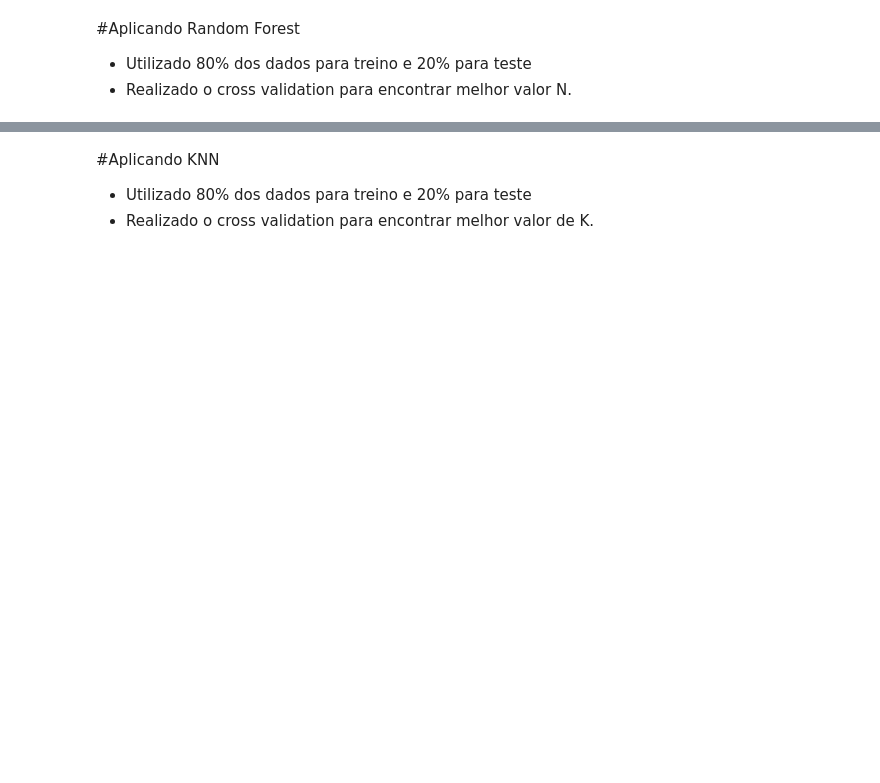
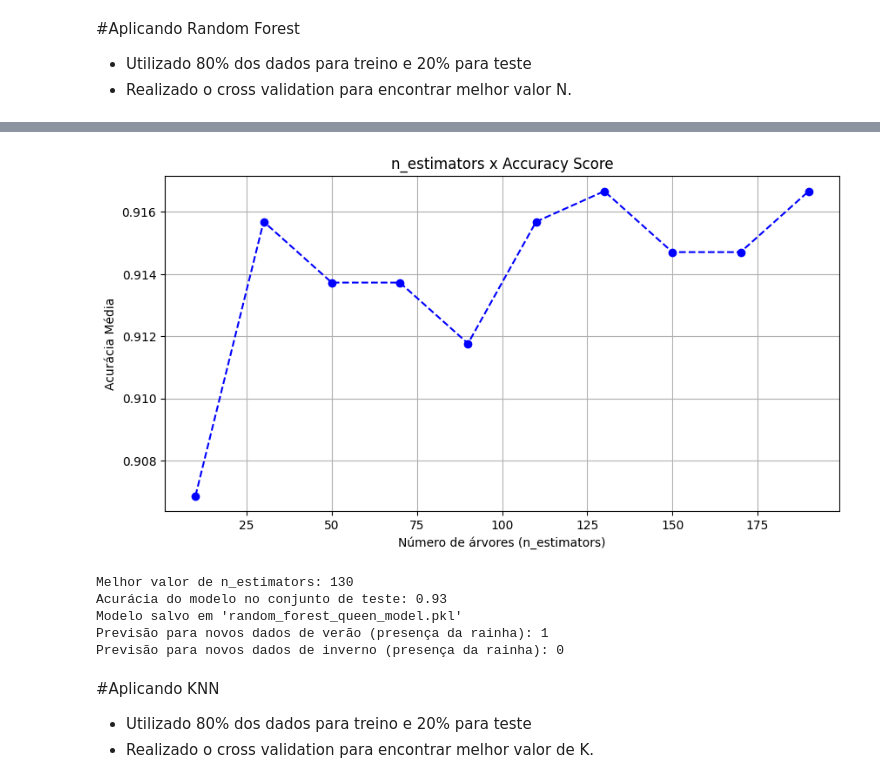
Before and after one commit to matheusbuenowb/Data-Mining-Bee-Colony, a Jupyter notebook: Atividade_IC.ipynb, the cells around one changed output, grey strips where cells are left out. Saved outputs shown, nothing was run; the diff lists cells and outputs as text; code cells hidden in the pictures; blank space fills up the shorter version.

```diff
--- a/Atividade_IC.ipynb
+++ b/Atividade_IC.ipynb
@@ -192,3 +129,72 @@ Previsão para novos dados de inverno (presença da rainha): 0
+# %%
+from sklearn.ensemble import RandomForestClassifier
+
+#Avalia diferentes valores de n_estimators, para ver qual seria mais adequado para o modelo
+n_estimators_values = range(10, 210, 20)
+accuracy_scores = []
+
+for n in n_estimators_values:
+    model = RandomForestClassifier(n_estimators=n, random_state=42)
+    cv_scores = cross_val_score(model, X_train, y_train, cv=5)
+    accuracy_scores.append(cv_scores.mean())
+
+plotValues('Número de árvores (n_estimators)','n_estimators x Accuracy Score', n_estimators_values, accuracy_scores, 'linear')
+
+#Escolhe o melhor n_estimators baseado na maior acurácia
+best_n = n_estimators_values[accuracy_scores.index(max(accuracy_scores))]
+print(f"Melhor valor de n_estimators: {best_n}")
+
+#Cria o modelo RandomForest com o melhor n_estimators
+model = RandomForestClassifier(n_estimators=best_n, random_state=42)
+
+#Treina o modelo com todos os dados de treino
+model.fit(X_train, y_train)
+
+#Faz previsões no conjunto de teste
+y_pred = model.predict(X_test)
+
+#Avalia o desempenho do modelo
+accuracy = accuracy_score(y_test, y_pred)
+print(f"Acurácia do modelo no conjunto de teste: {accuracy:.2f}")
+
+#Salva o modelo treinado com o joblib
+joblib.dump(model, 'random_forest_queen_model.pkl')
+print("Modelo salvo em 'random_forest_queen_model.pkl'")
+
+#Carrega o modelo para novas previsões
+loaded_model = joblib.load('random_forest_queen_model.pkl')
+
+#Supondo um novo conjunto de dados para teste
+new_data = pd.DataFrame({
+    'hive temp': [35.0], 'hive humidity': [30.0], 'hive pressure': [1008.0],
+    'weather temp': [25.0], 'weather humidity': [50.0], 'weather pressure': [1013.0],
+    'wind speed': [5.0], 'rain': [0]
+})
+
+new_prediction = loaded_model.predict(new_data)
+print(f"Previsão para novos dados de verão (presença da rainha): {new_prediction[0]}")
+
+
+#Supondo que esteja no inverno (temperatura bem baixa aliada com uma alta umidade)
+#Nete caso a rainha estará ausente
+
+new_data = pd.DataFrame({
+    'hive temp': [5.0], 'hive humidity': [80.0], 'hive pressure': [1008.0],
+    'weather temp': [-2.0], 'weather humidity': [90.0], 'weather pressure': [1013.0],
+    'wind speed': [5.0], 'rain': [0]
+})
+
+
+# Fazendo previsões com novos dados
+new_prediction = loaded_model.predict(new_data)
+print(f"Previsão para novos dados de inverno (presença da rainha): {new_prediction[0]}")
+# %% [output]
+[figure, added]
+Melhor valor de n_estimators: 130
+Acurácia do modelo no conjunto de teste: 0.93
+Modelo salvo em 'random_forest_queen_model.pkl'
+Previsão para novos dados de verão (presença da rainha): 1
+Previsão para novos dados de inverno (presença da rainha): 0
 # %% [markdown]
 #Aplicando KNN
 
```
Also changed, not shown: parts of 12 cells of this notebook.
